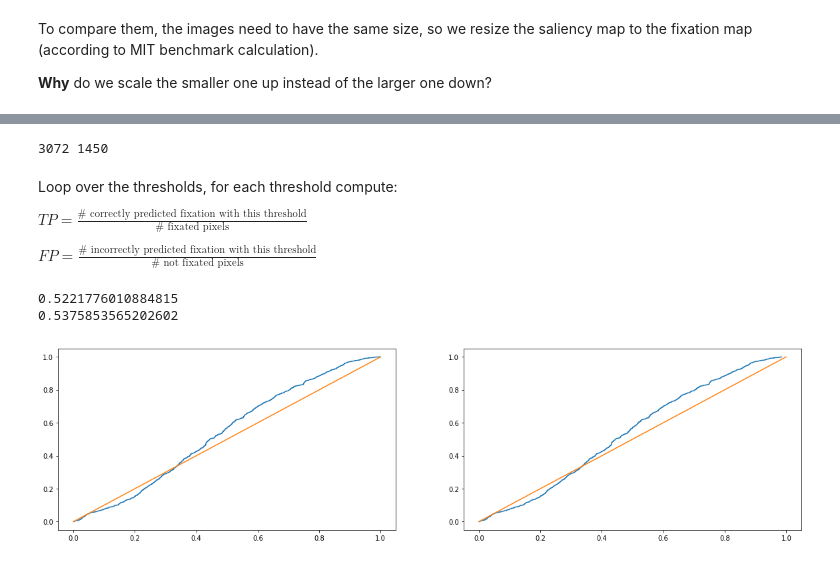
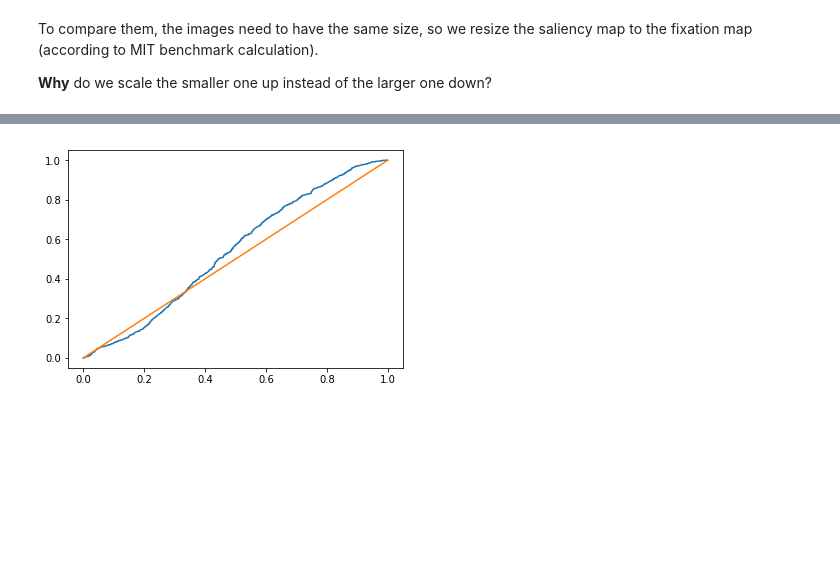
Before and after one commit to alTeska/face_saliency, a Jupyter notebook: notebooks/DataAnalysis_metrics.ipynb, the cells around one changed output, grey strips where cells are left out. Saved outputs shown, nothing was run; the diff lists cells and outputs as text; code cells hidden in the pictures; blank space fills up the shorter version.

```diff
--- a/notebooks/DataAnalysis_metrics.ipynb
+++ b/notebooks/DataAnalysis_metrics.ipynb
@@ -58,8 +46,0 @@ print(np.shape(fix_map))
-# %%
-if (np.size(sal_map,0) > np.size(fix_map,0) or np.size(sal_map,1) > np.size(fix_map,1)):
-    sal_map = resize(sal_map, np.shape(fix_map), mode='constant', anti_aliasing=True)
-elif (np.size(sal_map,0) < np.size(fix_map,0) or np.size(sal_map,1) < np.size(fix_map,1)):
-    fix_map = resize(fix_map, np.shape(sal_map), mode='constant', anti_aliasing=True)
-
-print(np.shape(sal_map))
-print(np.shape(fix_map))
@@ -77,13 +58,0 @@ print(sorted_th)
-# %%
-# amount of pixels in total and amount of true fixations
-n_pixels = np.size(fix_map)
-n_fixations = np.size(thresholds)
-print(n_pixels, n_fixations)
-# %% [output]
-3072 1450
-# %% [markdown]
-Loop over the thresholds, for each threshold compute:
-
-$TP = \frac{\text{# correctly predicted fixation with this threshold}}{\text{# fixated pixels}}$
-
-$FP = \frac{\text{# incorrectly predicted fixation with this threshold}}{\text{# not fixated pixels}}$
@@ -116,21 +59,7 @@ for i in range(0, n_fixations):
-# %%
-# unfilled version
-score = np.trapz(tp, fp)
-print(score)
-
-# fill up threshold values
-thr_filled = np.append([1], sorted_th, axis=0)
-thr_filled = np.append(thr_filled, [0], axis = 0)
-score_filled = np.trapz(tp_filled, fp_filled)
-print(score_filled)
-# %% [output]
-0.5221776010884815
-0.5375853565202602
+# %%
+score, tp, fp, thresholds = auc_judd_score(sal_map, fix_map)
 # %%
-fig, ax = plt.subplots(1, 2, figsize=(20, 5))
-ax[0].plot(fp_filled, tp_filled)
-ax[0].plot(np.arange(0, 1, 1/len(fp_filled)), np.arange(0,1, 1/len(fp_filled)))
-ax[1].plot(fp, tp)
-ax[1].plot(np.arange(0, 1, 1/len(fp)), np.arange(0,1, 1/len(fp)));
+plt.plot(fp, tp)
+plt.plot(np.arange(0, 1, 1/len(fp)), np.arange(0,1, 1/len(fp)));
 # %% [output]
-[figure, old version]
+[figure, new version]
```
Also changed, not shown: parts of 10 cells of this notebook, 2 other files.
